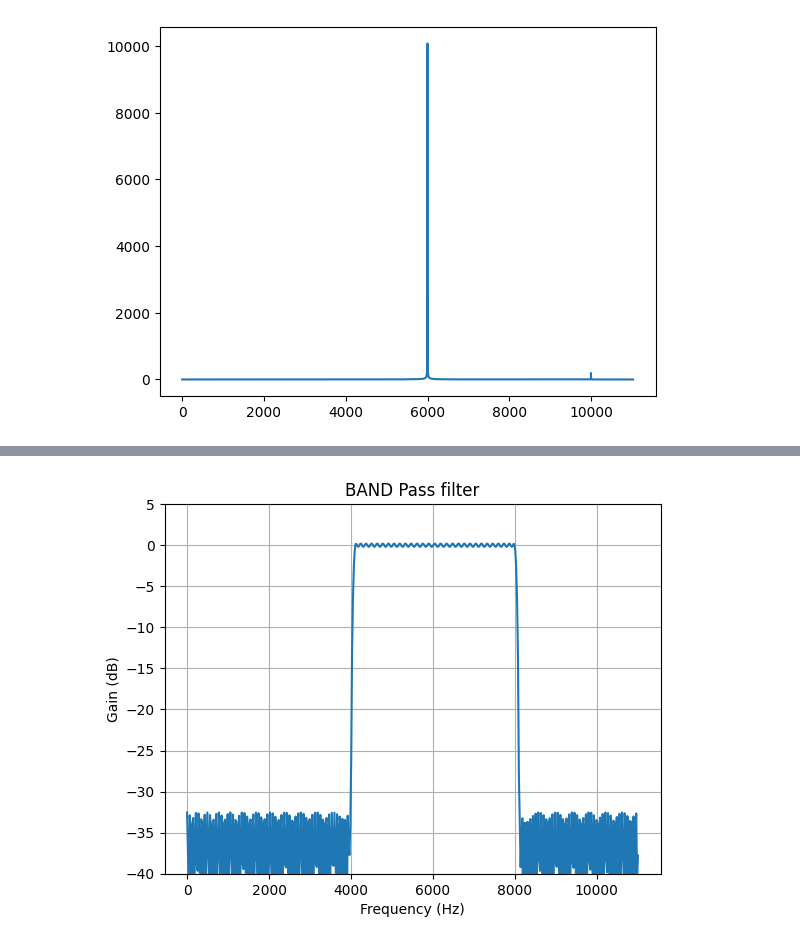
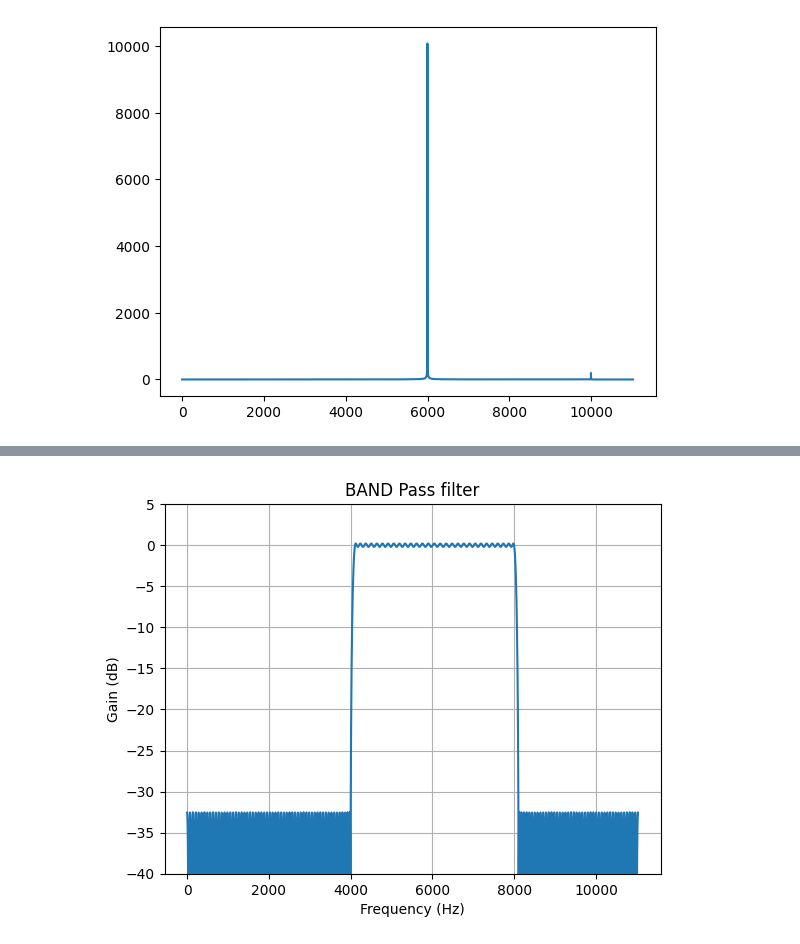
Before and after one commit to ParasKore2003/DSP, a Jupyter notebook: lab7.ipynb, the cells around one changed output, grey strips where cells are left out. Saved outputs shown, nothing was run; the diff lists cells and outputs as text; code cells hidden in the pictures.

```diff
--- a/lab7.ipynb
+++ b/lab7.ipynb
@@ -71,9 +69,9 @@ plt.plot(np.fft.fft(output1))
 # %%
 fc1 = 4000
 fc2 = 8000
 li2 = [0, fc1, fc1 + tran_width, fc2, fc2 + tran_width, 0.5*freq_sam]
 taps2 = remez(length,li2,[0,1,0],fs=freq_sam)
-w2,h2 = freqz(taps2,[1],fs=freq_sam)
+w2,h2 = freqz(taps2,[1],worN= 11025, fs=freq_sam)
 plot_response(w2,h2,"BAND Pass filter")
 # %% [output]
-[figure, old version]
+[figure, new version]
```
Also changed, not shown: parts of 9 cells of this notebook.
